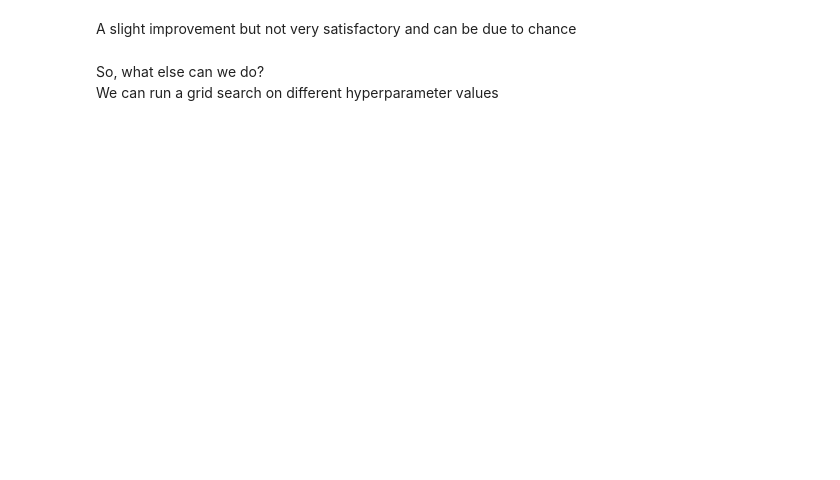
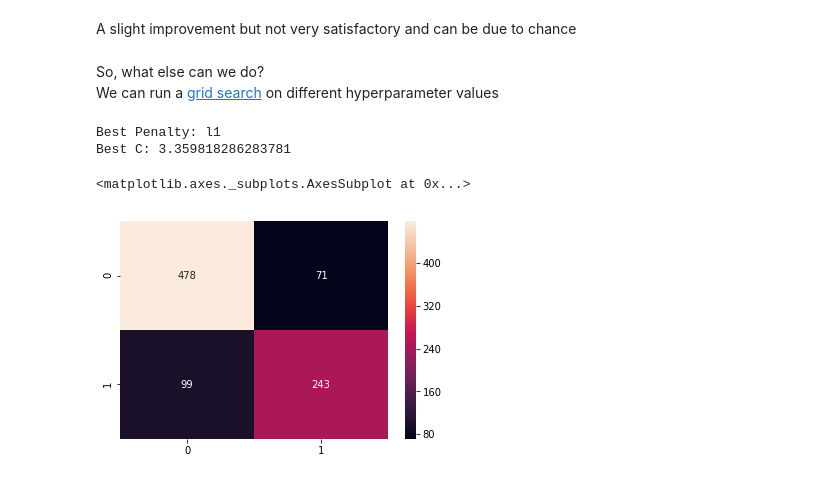
Before and after one commit to emresahinozden/Titanic-Classification, a Jupyter notebook: Titanic.ipynb, the cells around one changed output. Saved outputs shown, nothing was run; the diff lists cells and outputs as text; code cells hidden in the pictures; blank space fills up the shorter version.

```diff
--- a/Titanic.ipynb
+++ b/Titanic.ipynb
@@ -437,4 +432,34 @@ weighted avg       0.82      0.82      0.82       179
 A slight improvement but not very satisfactory and can be due to chance
 # %% [markdown]
 So, what else can we do? <br>
-We can run a grid search on different hyperparameter values <br>
+We can run a [grid search](https://chrisalbon.com/machine_learning/model_selection/hyperparameter_tuning_using_grid_search/) on different hyperparameter values <br>
+# %%
+#Import needed class
+from sklearn.model_selection import GridSearchCV
+X = data_train.drop("Survived", axis = 1).values
+y = data_train["Survived"].values
+
+# Create regularization penalty space
+penalty = ['l1', 'l2']
+
+# Create regularization hyperparameter space
+C = np.logspace(-2, 4, 20)
+
+# Create hyperparameter options
+hyperparameters = dict(C=C, penalty=penalty)
+
+search = GridSearchCV(classifier, hyperparameters, cv=5, verbose=0)
+best_model = search.fit(X, y)
+
+print('Best Penalty:', best_model.best_estimator_.get_params()['penalty'])
+print('Best C:', best_model.best_estimator_.get_params()['C'])
+# %% [output]
+Best Penalty: l1
+Best C: 3.359818286283781
+# %%
+y_predict = best_model.predict(X)
+cm = confusion_matrix(y, y_predict)
+sns.heatmap(cm, annot = True, fmt = "d")
+# %% [output]
+<matplotlib.axes._subplots.AxesSubplot at 0x...>
+[figure, added]
```
Also changed, not shown: parts of 10 cells of this notebook.
